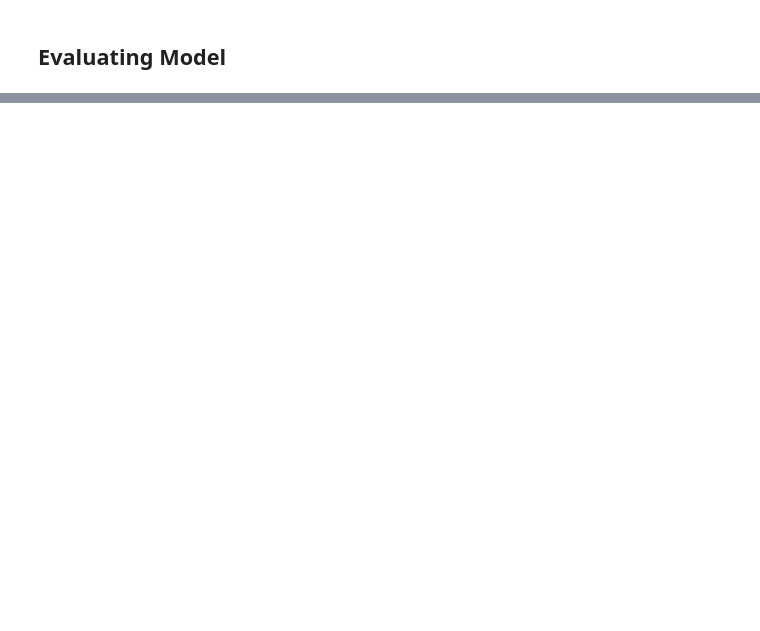
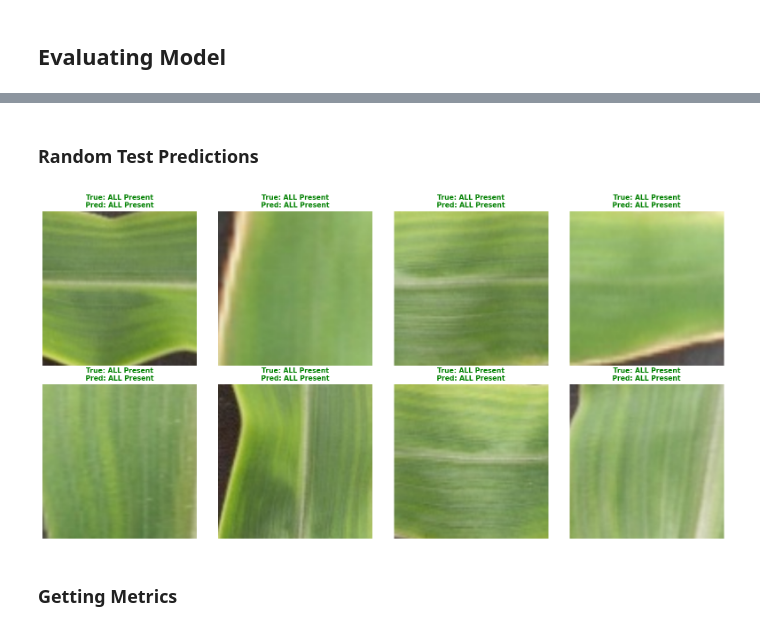
Before and after one commit to Ciampitti-Lab/HackIL, a Jupyter notebook: notebooks/train_models.ipynb, the cells around one changed output, grey strips where cells are left out. Cells and saved outputs as stored; diff of their text form; code cells hidden in the pictures; blank space fills up the shorter version.

Commit message:
chore: training/evaluating/moving images

```diff
--- a/notebooks/train_models.ipynb
+++ b/notebooks/train_models.ipynb
@@ -66,2 +83,6 @@ def get_dataloaders(data_dir,
 # %%
-train_loader, val_loader, classes = get_dataloaders('../data/proximal_data/Nutrition_dataset', batch_size=32, image_size=224)
+train_loader, val_loader, test_loader, classes = get_dataloaders('../data/Nutrition_dataset', batch_size=32, image_size=224)
+
+print(f"Train samples: {len(train_loader.dataset)}")
+print(f"Test samples: {len(test_loader.dataset)}")
+print(f"Validation samples: {len(val_loader.dataset)}")
@@ -252,8 +307,13 @@ torch.cuda.empty_cache()
 # %%
 num_classes = len(classes)
 
-model = image_models.MobileViT(
+""" model = image_models.MobileViT(
     model_name=study.best_trial.params["mobilevit_variant"],
+    num_classes=num_classes
+).to(device) """
+
+model = image_models.MobileNetV3(
+    model_name=study.best_trial.params["mobilenet_variant"],
     num_classes=num_classes
 ).to(device)
 
@@ -377,0 +508,51 @@ print(f"Best validation loss: {best_val_loss:.6f}")
+# %% [markdown]
+### Random Test Predictions
+# %%
+import random
+
+# Get a batch of test images
+test_iter = iter(test_loader)
+images, labels = next(test_iter)
+
+# Select random indices
+num_samples = min(8, len(images))
+random_indices = random.sample(range(len(images)), num_samples)
+
+# Predict
+images_device = images[random_indices].to(device)
+with torch.no_grad():
+    with torch.amp.autocast("cuda"):
+        logits = model(images_device)
+    predictions = torch.argmax(logits, dim=1)
+
+# Denormalize images for visualization
+mean = torch.tensor([0.485, 0.456, 0.406]).view(3, 1, 1)
+std = torch.tensor([0.229, 0.224, 0.225]).view(3, 1, 1)
+
+# Plot predictions
+fig, axes = plt.subplots(2, 4, figsize=(16, 8))
+axes = axes.flatten()
+
+for idx, ax in enumerate(axes[:num_samples]):
+    img = images[random_indices[idx]].cpu()
+    img = img * std + mean
+    img = torch.clamp(img, 0, 1)
+    img = img.permute(1, 2, 0).numpy()
+
+    true_label = classes[labels[random_indices[idx]]]
+    pred_label = classes[predictions[idx].cpu()]
+
+    ax.imshow(img)
+    ax.axis('off')
+
+    # Color code: green for correct, red for incorrect
+    color = 'green' if true_label == pred_label else 'red'
+    ax.set_title(f'True: {true_label}\nPred: {pred_label}',
+                 fontsize=11, fontweight='bold', color=color)
+
+plt.tight_layout()
+plt.show()
+# %% [output]
+[figure, added]
+# %% [markdown]
+### Getting Metrics
```
Also changed, not shown: parts of 12 cells of this notebook, 4 other files.
